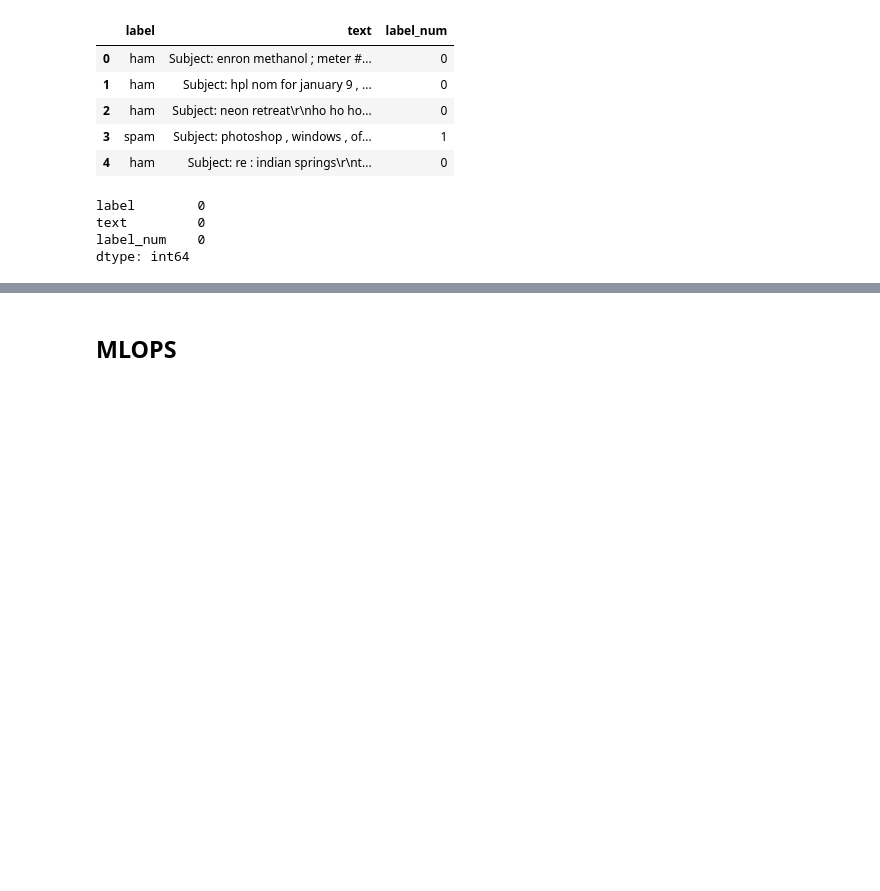
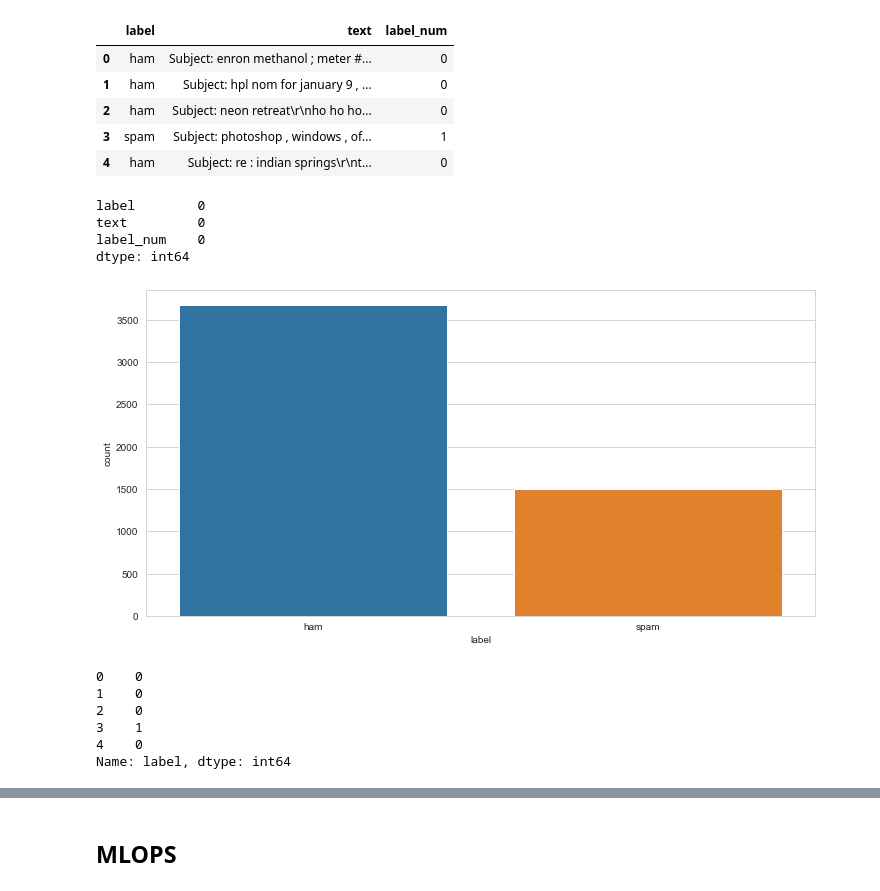
Before and after one commit to MSc-AI/SpamEmail, a Jupyter notebook: spam.ipynb, the cells around one changed output, grey strips where cells are left out. Cells and saved outputs as stored; diff of their text form; code cells hidden in the pictures; blank space fills up the shorter version.

```diff
--- a/spam.ipynb
+++ b/spam.ipynb
@@ -40,3 +41,12 @@ label        0
 text         0
 label_num    0
 dtype: int64
+# %%
+import matplotlib.pyplot as plt
+import seaborn as sns
+sns.set_style('whitegrid')
+
+plt.figure(figsize = (12, 6))
+sns.countplot(data = data, x = 'label');
+# %% [output]
+[figure, added]
@@ -42,0 +55,9 @@ dtype: int64
+# %%
+data['label'].head()
+# %% [output]
+0    0
+1    0
+2    0
+3    1
+4    0
+Name: label, dtype: int64
```
Also changed, not shown: parts of 11 cells of this notebook.
